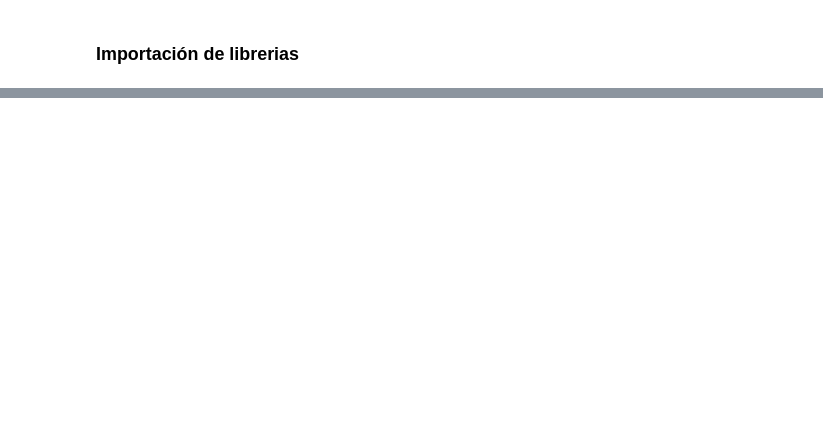
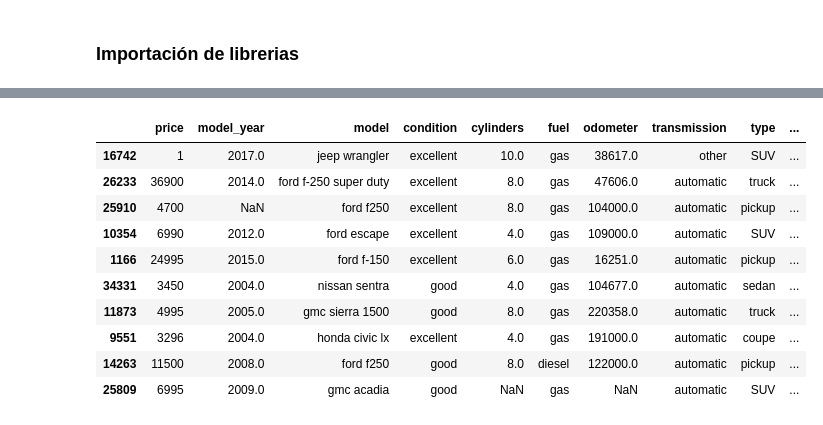
Before and after one commit to jmparga/Proyecto-Sprint-7, a Jupyter notebook: Notebooks/EDA.ipynb, the cells around one changed output, grey strips where cells are left out. Cells and saved outputs as stored; diff of their text form; code cells hidden in the pictures; blank space fills up the shorter version.

```diff
--- a/Notebooks/EDA.ipynb
+++ b/Notebooks/EDA.ipynb
@@ -12,0 +34,14 @@ ValueError: Mime type rendering requires nbformat>=4.2.0 but it is not installed
+# %%
+car_data.sample(10)
+# %% [output]
+|  | price | model_year | model | condition | cylinders | fuel | odometer | transmission | type | ... |
+| 16742 | 1 | 2017.0 | jeep wrangler | excellent | 10.0 | gas | 38617.0 | other | SUV | ... |
+| 26233 | 36900 | 2014.0 | ford f-250 super duty | excellent | 8.0 | gas | 47606.0 | automatic | truck | ... |
+| 25910 | 4700 | NaN | ford f250 | excellent | 8.0 | gas | 104000.0 | automatic | pickup | ... |
+| 10354 | 6990 | 2012.0 | ford escape | excellent | 4.0 | gas | 109000.0 | automatic | SUV | ... |
+| 1166 | 24995 | 2015.0 | ford f-150 | excellent | 6.0 | gas | 16251.0 | automatic | pickup | ... |
+| 34331 | 3450 | 2004.0 | nissan sentra | good | 4.0 | gas | 104677.0 | automatic | sedan | ... |
+| 11873 | 4995 | 2005.0 | gmc sierra 1500 | good | 8.0 | gas | 220358.0 | automatic | truck | ... |
+| 9551 | 3296 | 2004.0 | honda civic lx | excellent | 4.0 | gas | 191000.0 | automatic | coupe | ... |
+| 14263 | 11500 | 2008.0 | ford f250 | good | 8.0 | diesel | 122000.0 | automatic | pickup | ... |
+| 25809 | 6995 | 2009.0 | gmc acadia | good | NaN | gas | NaN | automatic | SUV | ... |
```
Also changed, not shown: parts of 3 cells of this notebook, 1 other file.
